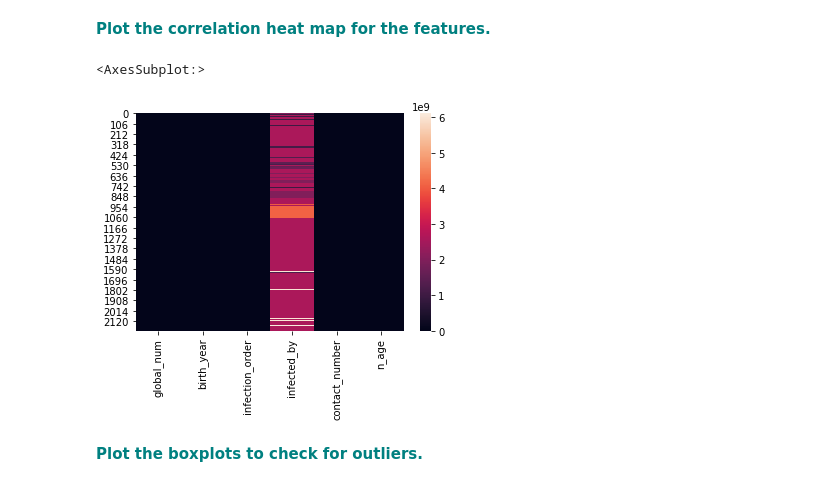
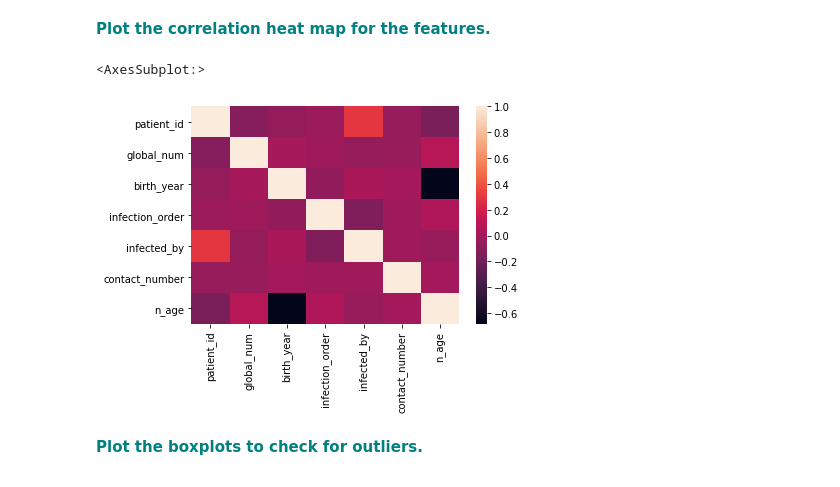
Before and after one commit to RileyTokiwa/Capstone_1, a Jupyter notebook: RandomForest_casestudy_covid19.ipynb, the cells around one changed output. Cells and saved outputs as stored; diff of their text form; code cells hidden in the pictures.

```diff
--- a/RandomForest_casestudy_covid19.ipynb
+++ b/RandomForest_casestudy_covid19.ipynb
@@ -312,11 +312,10 @@ vn
 | 7 | state | 4 |
 # %% [markdown]
 **<font color='teal'> Plot the correlation heat map for the features.</font>**
-# %%
-features = ['global_num', 'birth_year', 'infection_order', 'infected_by', 'contact_number', 'n_age']
-sns.heatmap(df[features])
-# %% [output]
-<AxesSubplot:>
-[figure, removed]
+# %%
+sns.heatmap(df.corr('pearson'))
+# %% [output]
+<AxesSubplot:>
+[figure, added]
 # %% [markdown]
 **<font color='teal'> Plot the boxplots to check for outliers. </font>**
```
Also changed, not shown: parts of 7 cells of this notebook.
